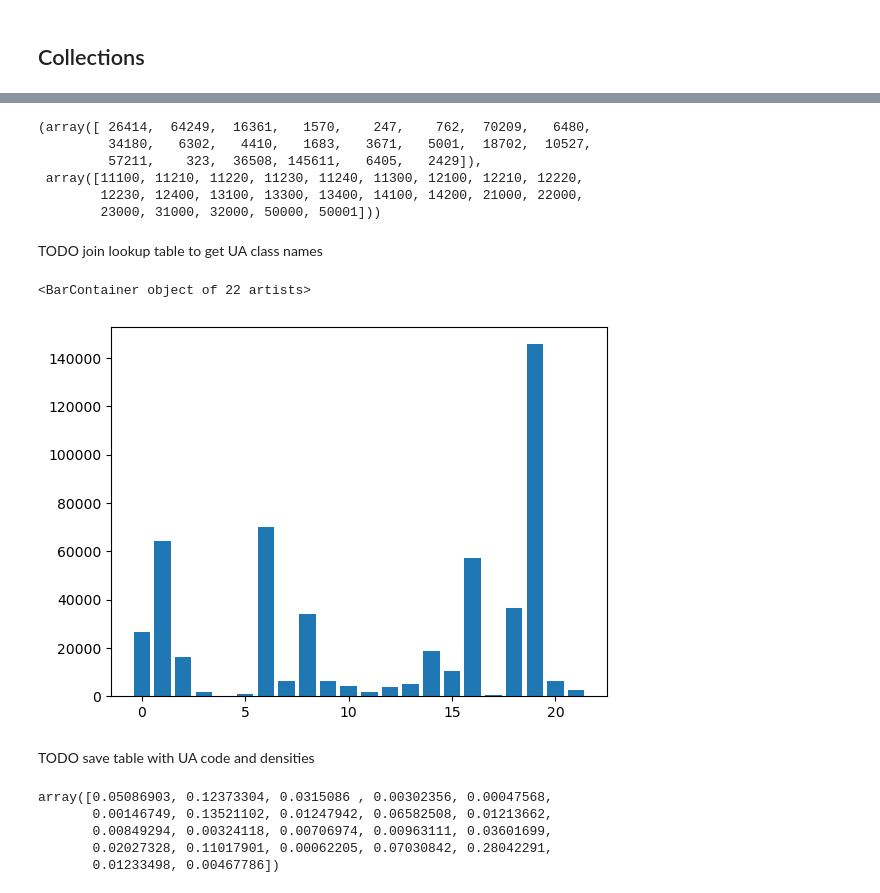
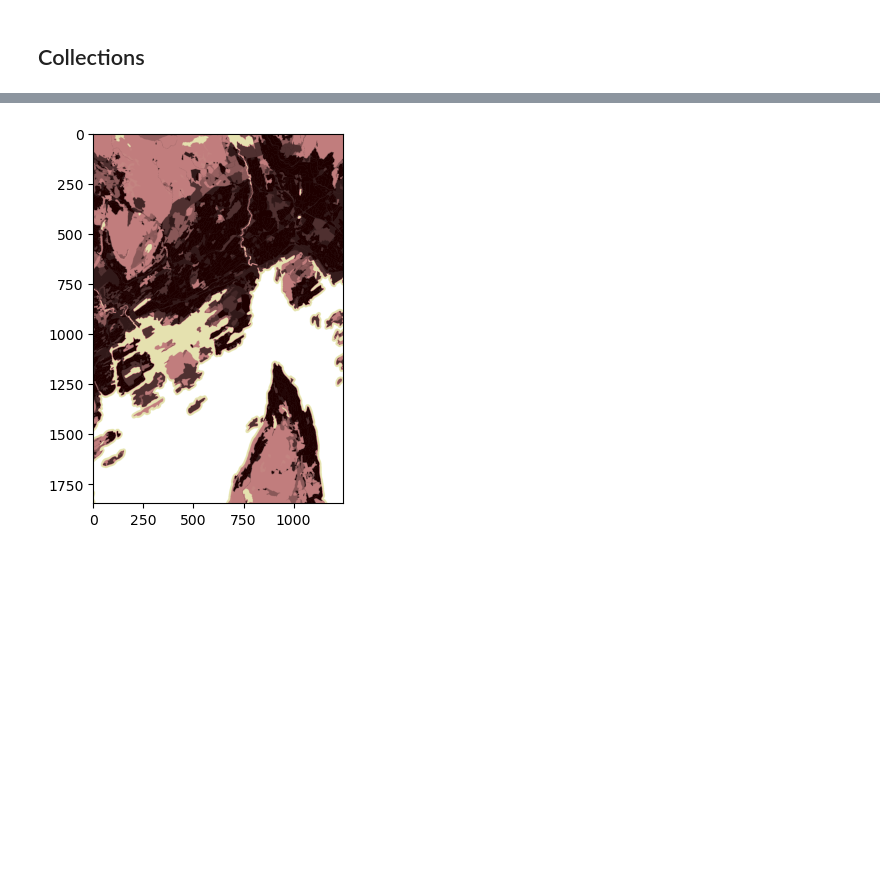
Before and after one commit to FAIRiCUBE/uc1-urban-climate, a Jupyter notebook: notebooks/f02_cube/make_subcubes_city.ipynb, the cells around one changed output, grey strips where cells are left out. Cells and saved outputs as stored; diff of their text form; code cells hidden in the pictures; blank space fills up the shorter version.

```diff
--- a/notebooks/f02_cube/make_subcubes_city.ipynb
+++ b/notebooks/f02_cube/make_subcubes_city.ipynb
@@ -160,0 +218,9 @@ plt.tight_layout()
+# %%
+def get_tiff_paths_from_code(URAU_CODE):
+    lookuptable_folder = "./../../../s3/data/d000_lookuptables/"
+    l_paths = pd.read_csv(lookuptable_folder+"city_UA_subcubes_path.csv")
+    return l_paths[l_paths['URAU_CODE'] == URAU_CODE].path
+# %%
+# load tiff files in memory
+paths =  get_tiff_paths_from_code("NO001C")
+paths
@@ -161,4 +233,7 @@ plt.tight_layout()
 # %%
 # explore a subset of the data
-subcube[0:200,0:200,0]
+import rasterio
+src = rasterio.open(paths[0])
+d_c = src.read(1)
+d_c.shape
 # %% [output]
@@ -210,31 +242,6 @@ plt.tight_layout()
-# %%
-ua_lux = d_ua*mask_c
-vec = np.histogram(ua_lux, bins=ua_bins)
-vec
-# %% [output]
-(array([ 26414,  64249,  16361,   1570,    247,    762,  70209,   6480,
-         34180,   6302,   4410,   1683,   3671,   5001,  18702,  10527,
-         57211,    323,  36508, 145611,   6405,   2429]),
- array([11100, 11210, 11220, 11230, 11240, 11300, 12100, 12210, 12220,
-        12230, 12400, 13100, 13300, 13400, 14100, 14200, 21000, 22000,
-        23000, 31000, 32000, 50000, 50001]))
-# %% [markdown]
-TODO join lookup table to get UA class names
-# %%
-counts, bins = vec
-plt.bar(list(range(len(bins)-1)), counts)
-# %% [output]
-<BarContainer object of 22 artists>
-[figure, removed]
-# %% [markdown]
-TODO save table with UA code and densities
-# %%
-tot = sum(mask_c[mask_c>0])
-densities = counts/tot
-densities
-# %% [output]
-array([0.05086903, 0.12373304, 0.0315086 , 0.00302356, 0.00047568,
-       0.00146749, 0.13521102, 0.01247942, 0.06582508, 0.01213662,
-       0.00849294, 0.00324118, 0.00706974, 0.00963111, 0.03601699,
-       0.02027328, 0.11017901, 0.00062205, 0.07030842, 0.28042291,
-       0.01233498, 0.00467786])
+# %%
+from matplotlib import pyplot
+pyplot.imshow(src.read(2), cmap='pink')
+pyplot.show()
+# %% [output]
+[figure, added]
```
Also changed, not shown: parts of 23 cells of this notebook.
